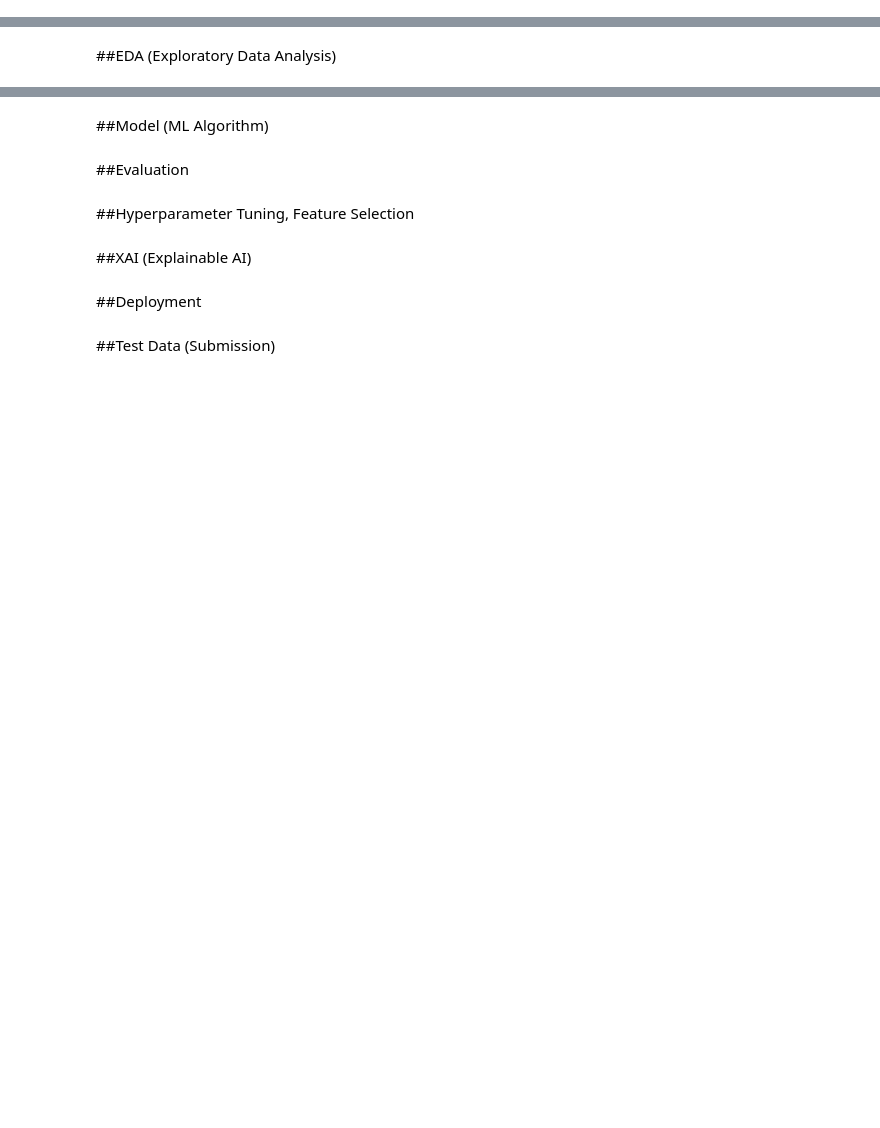
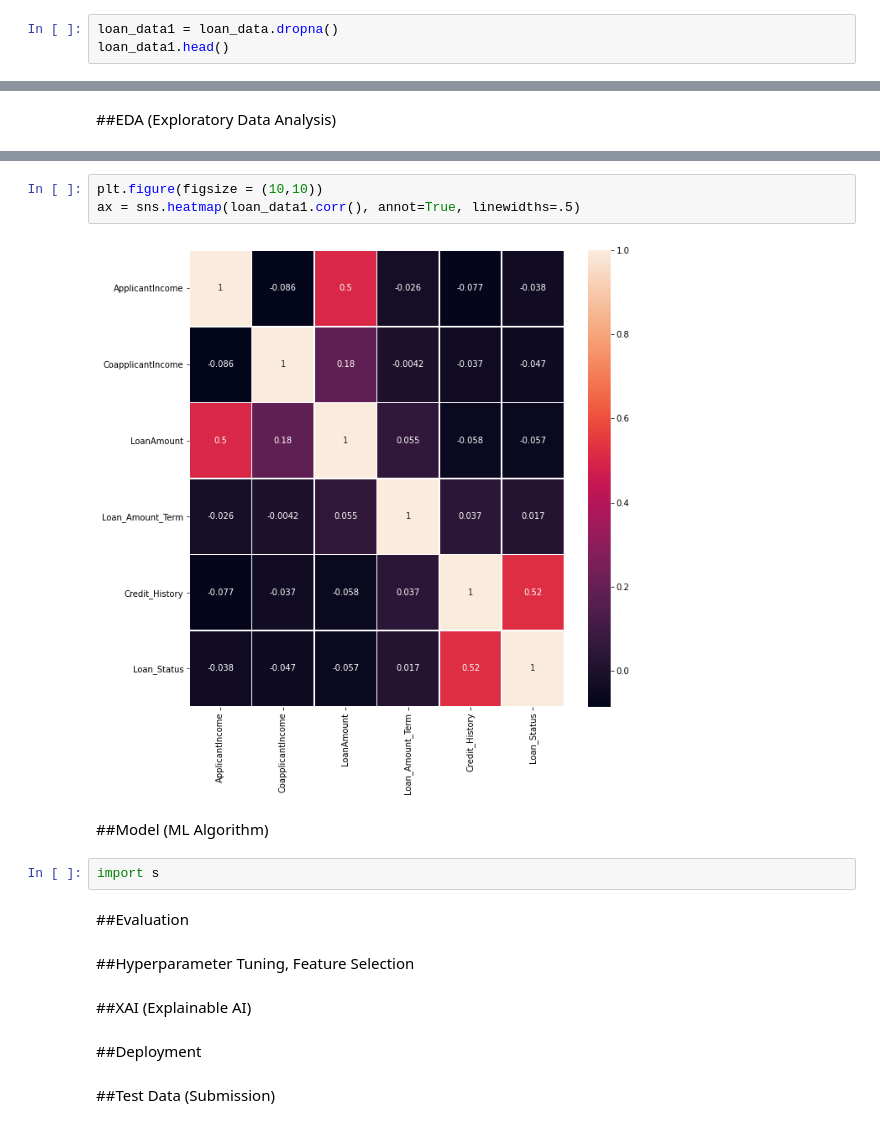
Before and after one commit to sabill/dphi-boothcamp-ml, a Jupyter notebook: Assignment_3_Advanced_Loan_or_No_Loan.ipynb, the cells around one changed output, grey strips where cells are left out. Saved outputs shown, nothing was run; the diff lists cells and outputs as text; blank space fills up the shorter version.

```diff
--- a/Assignment_3_Advanced_Loan_or_No_Loan.ipynb
+++ b/Assignment_3_Advanced_Loan_or_No_Loan.ipynb
@@ -21,0 +89,3 @@ loan_data.head()
+# %%
+loan_data1 = loan_data.dropna()
+loan_data1.head()
@@ -58,5 +132,12 @@ loan_data.describe()
+# %%
+plt.figure(figsize = (10,10))
+ax = sns.heatmap(loan_data1.corr(), annot=True, linewidths=.5)
+# %% [output]
+[figure, added]
 # %% [markdown]
 ##Model (ML Algorithm)
+# %%
+import s
 # %% [markdown]
 ##Evaluation
 # %% [markdown]
```
Also changed, not shown: parts of 16 cells of this notebook.
